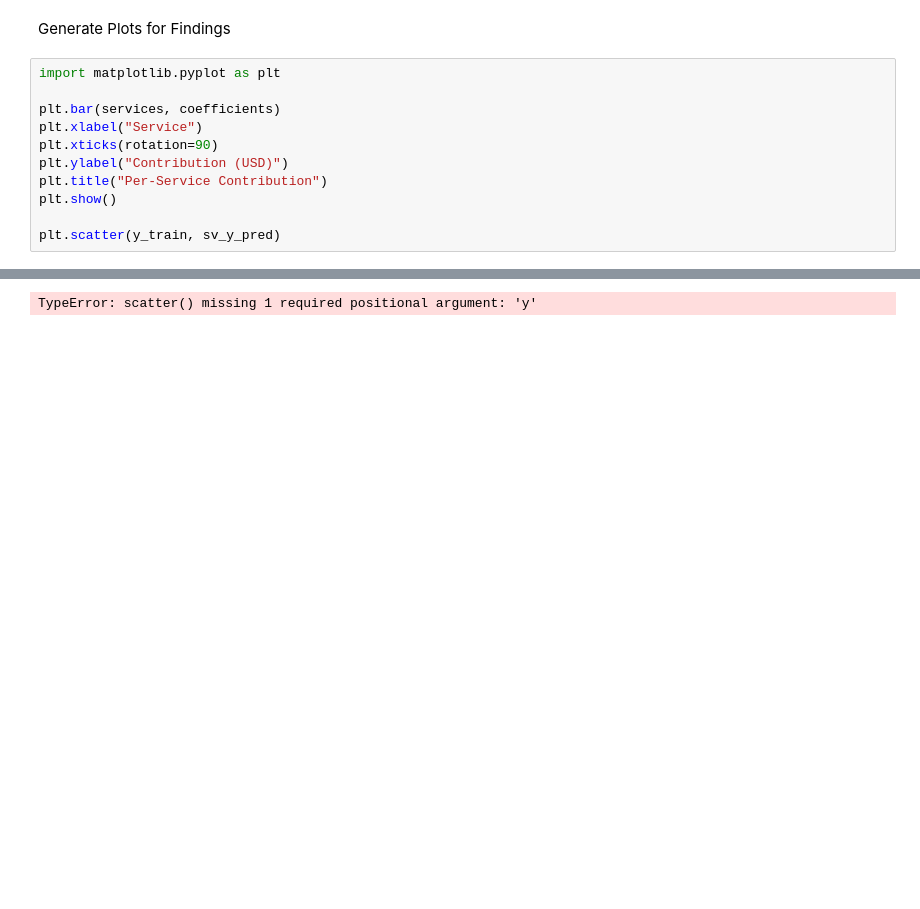
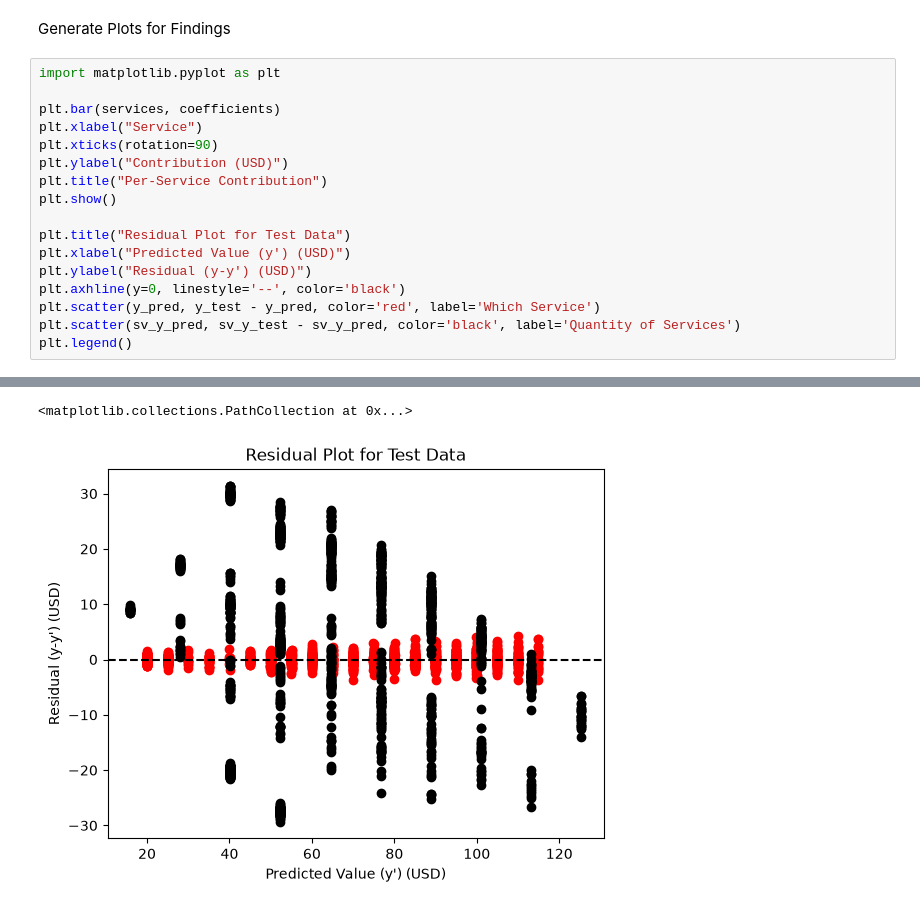
Before and after one commit to AnkithSVaidya/Machine-Learning, a Jupyter notebook: Assignment 2/assignment_2.ipynb, the cells around one changed output, grey strips where cells are left out. Cells and saved outputs as stored; diff of their text form; blank space fills up the shorter version.

```diff
--- a/Assignment 2/assignment_2.ipynb
+++ b/Assignment 2/assignment_2.ipynb
@@ -196,14 +194,21 @@ Generate Plots for Findings
 # %%
 import matplotlib.pyplot as plt
 
 plt.bar(services, coefficients)
 plt.xlabel("Service")
 plt.xticks(rotation=90)
 plt.ylabel("Contribution (USD)")
 plt.title("Per-Service Contribution")
 plt.show()
 
-plt.scatter(y_train, sv_y_pred)
+plt.title("Residual Plot for Test Data")
+plt.xlabel("Predicted Value (y') (USD)")
+plt.ylabel("Residual (y-y') (USD)")
+plt.axhline(y=0, linestyle='--', color='black')
+plt.scatter(y_pred, y_test - y_pred, color='red', label='Which Service')
+plt.scatter(sv_y_pred, sv_y_test - sv_y_pred, color='black', label='Quantity of Services')
+plt.legend()
 # %% [output]
 [figure]
-TypeError: scatter() missing 1 required positional argument: 'y'
+<matplotlib.collections.PathCollection at 0x...>
+[figure, added]
```
Also changed, not shown: parts of 1 cell of this notebook, 2 other files.
